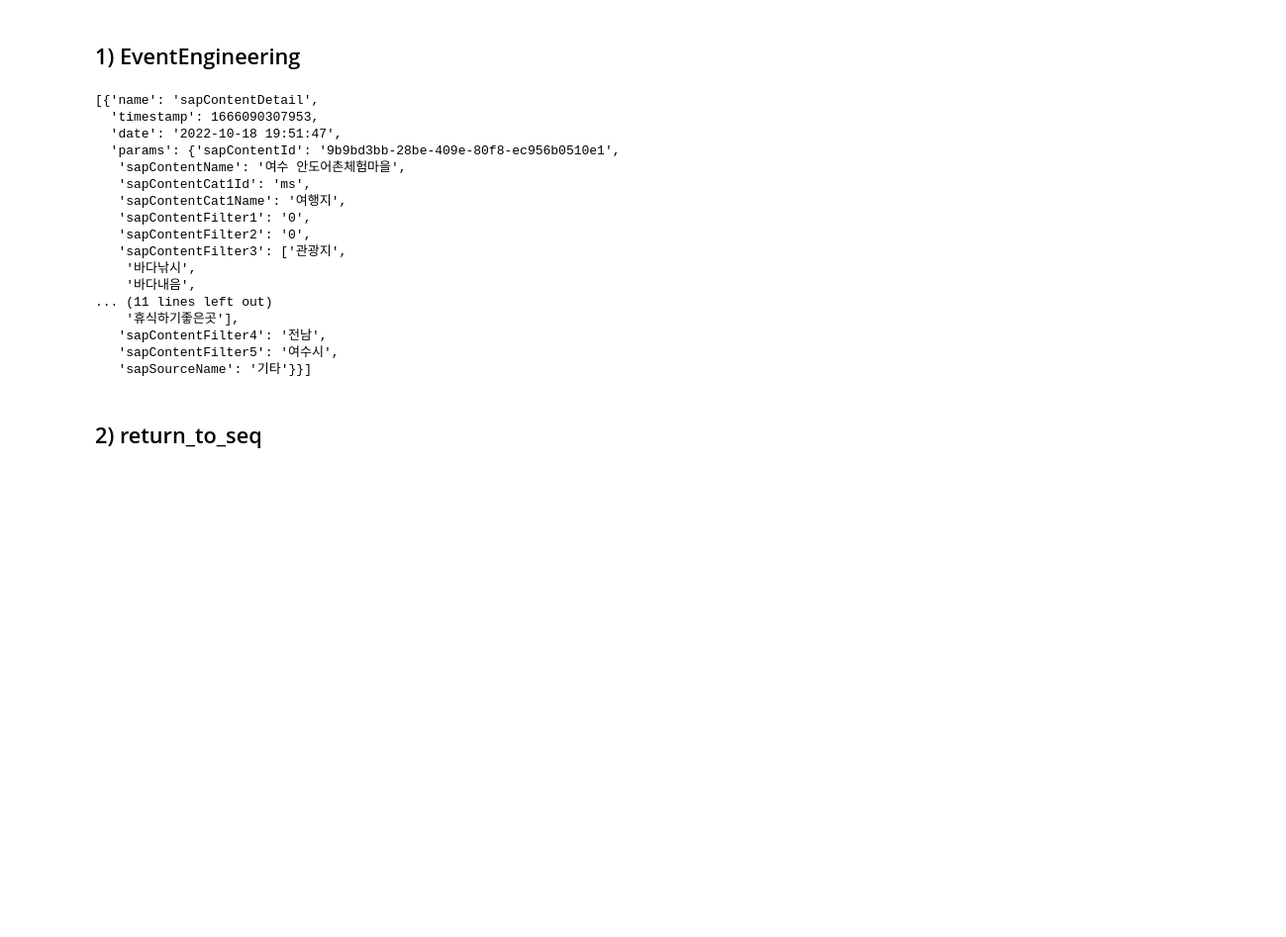
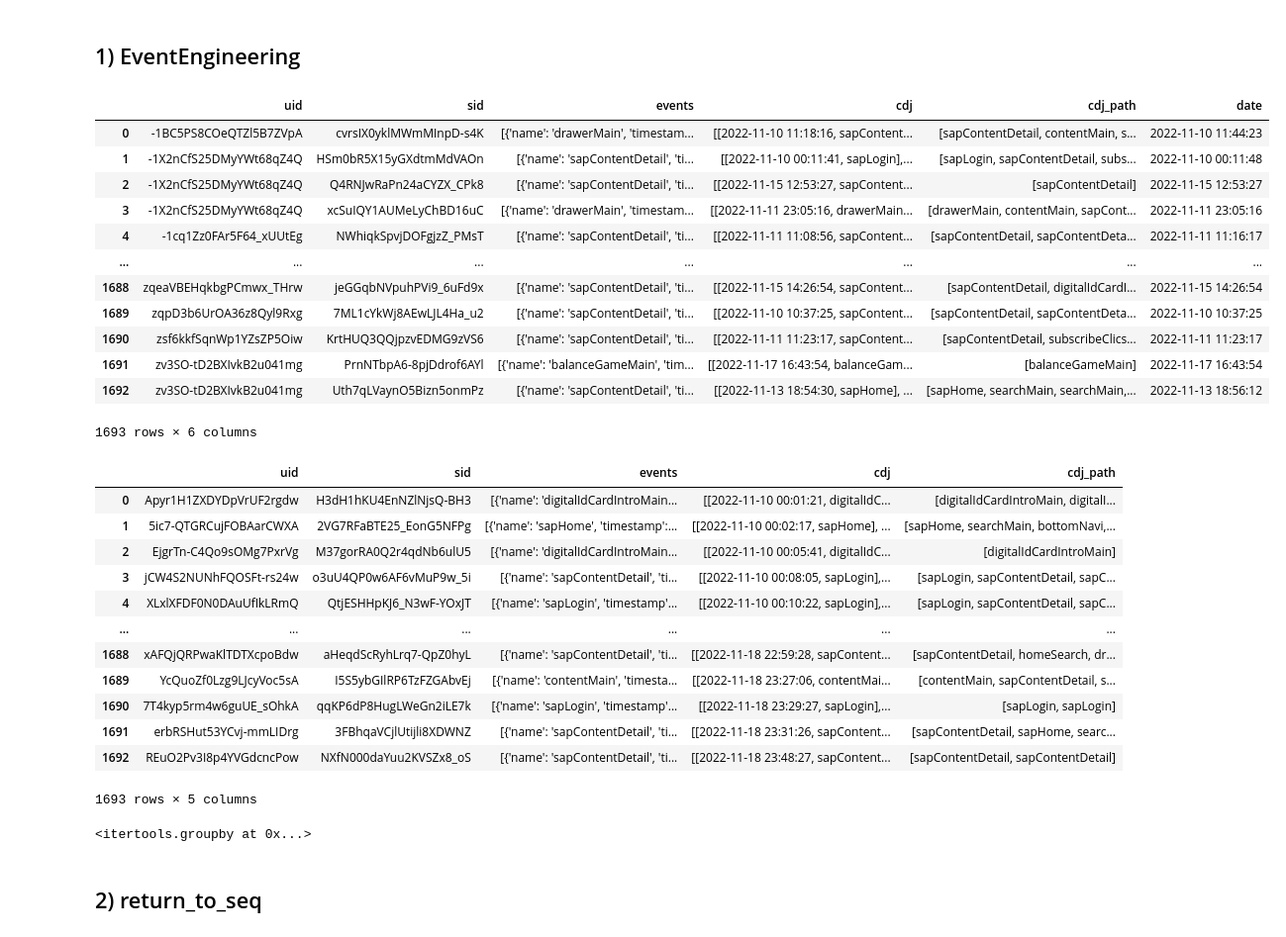
Before and after one commit to tand-datateam-th/kto_prj_git, a Jupyter notebook: cdj_final_v3.2_Validation.ipynb, the cells around one changed output. Shown: that part at 99% size. Drawn from its saved outputs; the diff is of its cells as text; code cells hidden in the pictures; blank space fills up the shorter version.

```diff
--- a/cdj_final_v3.2_Validation.ipynb
+++ b/cdj_final_v3.2_Validation.ipynb
@@ -65,3 +84,13 @@ for pkg in [kto_config, kto_prep, kto_util] :
+# %%
+#------------------------------------------------#
+# 1. log Data import
+#------------------------------------------------#
+# dates: 10월 한 달
+df_app_log = DataImport.read_files(
+    input_path = INPUT_PATH + DATA_TYPE + APP_KEY,
+    today = datetime.strptime('20221118', '%Y%m%d') + timedelta(days = 1),
+    dates = (datetime.strptime('20221118', '%Y%m%d') - datetime.strptime('20221110', '%Y%m%d')).days + 1,
+    platform_total = True, reduce_memory = True, verbose = False)
 # %%
 def check_event(li, event):
     """check whether purchase is in or not"""
@@ -128,23 +157,49 @@ def date_anomaly_detection(df,date_cols):
 # 3. CDJ main
 # %% [markdown]
 ## 1) EventEngineering
-# %%
-df_seq.iloc[0]['events']
-# %% [output]
-[{'name': 'sapContentDetail',
-  'timestamp': 1666090307953,
-  'date': '2022-10-18 19:51:47',
-  'params': {'sapContentId': '9b9bd3bb-28be-409e-80f8-ec956b0510e1',
-   'sapContentName': '여수 안도어촌체험마을',
-   'sapContentCat1Id': 'ms',
-   'sapContentCat1Name': '여행지',
-   'sapContentFilter1': '0',
-   'sapContentFilter2': '0',
-   'sapContentFilter3': ['관광지',
-    '바다낚시',
-    '바다내음',
-... (11 lines left out)
-    '휴식하기좋은곳'],
-   'sapContentFilter4': '전남',
-   'sapContentFilter5': '여수시',
-   'sapSourceName': '기타'}}]
+# %%
+df_seq = df_app_log[[KEY_ID_DEVICE, 'sid', 'events']]
+
+# 1) group by sid (using sum since some sid have multi line)
+df_seq = group_sid(df_seq)
+
+# 2) get cdj
+df_seq = get_cdj(df_seq)
+
+# target_id_df
+KPI_index = list(map(lambda x: EVENT_SUBSCRIBE in x, df_seq['cdj_path'])) # map(lambda x : [func], [함수에 넣을 list)] . --> output: ex) [True, False, False ..]
+df_KPI_ids = pd.DataFrame(df_seq.loc[KPI_index, KEY_ID_DEVICE].unique()).rename(columns = {0:KEY_ID_DEVICE})        ## KPI_index가 True인 애들의 유니크한 uid 추출 -> return to df
+df_target = pd.merge(df_seq, df_KPI_ids, on = KEY_ID_DEVICE, how = 'right')
+
+# after target_id_df
+df_target['date'] = df_target.events.apply(lambda x : x[0]['date'])     ## 각 행의 첫번째 events의 date으로 'date' column 대체
+df_target
+df_target_seq = df_target.sort_values('date').reset_index(drop = True).drop(columns = ['date'])     # 날짜순으로 오름차순 정렬
+df_target_seq
+# %% [output]
+|  | uid | sid | events | cdj | cdj_path | date |
+| 0 | -1BC5PS8COeQTZl5B7ZVpA | cvrsIX0yklMWmMInpD-s4K | [{'name': 'drawerMain', 'timestam... | [[2022-11-10 11:18:16, sapContent... | [sapContentDetail, contentMain, s... | 2022-11-10 11:44:23 |
+| 1 | -1X2nCfS25DMyYWt68qZ4Q | HSm0bR5X15yGXdtmMdVAOn | [{'name': 'sapContentDetail', 'ti... | [[2022-11-10 00:11:41, sapLogin],... | [sapLogin, sapContentDetail, subs... | 2022-11-10 00:11:48 |
+| 2 | -1X2nCfS25DMyYWt68qZ4Q | Q4RNJwRaPn24aCYZX_CPk8 | [{'name': 'sapContentDetail', 'ti... | [[2022-11-15 12:53:27, sapContent... | [sapContentDetail] | 2022-11-15 12:53:27 |
+| 3 | -1X2nCfS25DMyYWt68qZ4Q | xcSuIQY1AUMeLyChBD16uC | [{'name': 'drawerMain', 'timestam... | [[2022-11-11 23:05:16, drawerMain... | [drawerMain, contentMain, sapCont... | 2022-11-11 23:05:16 |
+| 4 | -1cq1Zz0FAr5F64_xUUtEg | NWhiqkSpvjDOFgjzZ_PMsT | [{'name': 'sapContentDetail', 'ti... | [[2022-11-11 11:08:56, sapContent... | [sapContentDetail, sapContentDeta... | 2022-11-11 11:16:17 |
+| ... | ... | ... | ... | ... | ... | ... |
+| 1688 | zqeaVBEHqkbgPCmwx_THrw | jeGGqbNVpuhPVi9_6uFd9x | [{'name': 'sapContentDetail', 'ti... | [[2022-11-15 14:26:54, sapContent... | [sapContentDetail, digitalIdCardI... | 2022-11-15 14:26:54 |
+| 1689 | zqpD3b6UrOA36z8Qyl9Rxg | 7ML1cYkWj8AEwLJL4Ha_u2 | [{'name': 'sapContentDetail', 'ti... | [[2022-11-10 10:37:25, sapContent... | [sapContentDetail, sapContentDeta... | 2022-11-10 10:37:25 |
+| 1690 | zsf6kkfSqnWp1YZsZP5Oiw | KrtHUQ3QQjpzvEDMG9zVS6 | [{'name': 'sapContentDetail', 'ti... | [[2022-11-11 11:23:17, sapContent... | [sapContentDetail, subscribeClics... | 2022-11-11 11:23:17 |
+| 1691 | zv3SO-tD2BXIvkB2u041mg | PrnNTbpA6-8pjDdrof6AYl | [{'name': 'balanceGameMain', 'tim... | [[2022-11-17 16:43:54, balanceGam... | [balanceGameMain] | 2022-11-17 16:43:54 |
+| 1692 | zv3SO-tD2BXIvkB2u041mg | Uth7qLVaynO5Bizn5onmPz | [{'name': 'sapContentDetail', 'ti... | [[2022-11-13 18:54:30, sapHome], ... | [sapHome, searchMain, searchMain,... | 2022-11-13 18:56:12 |
+1693 rows × 6 columns
+|  | uid | sid | events | cdj | cdj_path |
+| 0 | Apyr1H1ZXDYDpVrUF2rgdw | H3dH1hKU4EnNZlNjsQ-BH3 | [{'name': 'digitalIdCardIntroMain... | [[2022-11-10 00:01:21, digitalIdC... | [digitalIdCardIntroMain, digitalI... |
+| 1 | 5ic7-QTGRCujFOBAarCWXA | 2VG7RFaBTE25_EonG5NFPg | [{'name': 'sapHome', 'timestamp':... | [[2022-11-10 00:02:17, sapHome], ... | [sapHome, searchMain, bottomNavi,... |
+| 2 | EjgrTn-C4Qo9sOMg7PxrVg | M37gorRA0Q2r4qdNb6ulU5 | [{'name': 'digitalIdCardIntroMain... | [[2022-11-10 00:05:41, digitalIdC... | [digitalIdCardIntroMain] |
+| 3 | jCW4S2NUNhFQOSFt-rs24w | o3uU4QP0w6AF6vMuP9w_5i | [{'name': 'sapContentDetail', 'ti... | [[2022-11-10 00:08:05, sapLogin],... | [sapLogin, sapContentDetail, sapC... |
+| 4 | XLxlXFDF0N0DAuUfIkLRmQ | QtjESHHpKJ6_N3wF-YOxJT | [{'name': 'sapLogin', 'timestamp'... | [[2022-11-10 00:10:22, sapLogin],... | [sapLogin, sapContentDetail, sapC... |
+| ... | ... | ... | ... | ... | ... |
+| 1688 | xAFQjQRPwaKlTDTXcpoBdw | aHeqdScRyhLrq7-QpZ0hyL | [{'name': 'sapContentDetail', 'ti... | [[2022-11-18 22:59:28, sapContent... | [sapContentDetail, homeSearch, dr... |
+| 1689 | YcQuoZf0Lzg9LJcyVoc5sA | I5S5ybGIlRP6TzFZGAbvEj | [{'name': 'contentMain', 'timesta... | [[2022-11-18 23:27:06, contentMai... | [contentMain, sapContentDetail, s... |
+| 1690 | 7T4kyp5rm4w6guUE_sOhkA | qqKP6dP8HugLWeGn2iLE7k | [{'name': 'sapLogin', 'timestamp'... | [[2022-11-18 23:29:27, sapLogin],... | [sapLogin, sapLogin] |
+| 1691 | erbRSHut53YCvj-mmLIDrg | 3FBhqaVCjlUtijli8XDWNZ | [{'name': 'sapContentDetail', 'ti... | [[2022-11-18 23:31:26, sapContent... | [sapContentDetail, sapHome, searc... |
+| 1692 | REuO2Pv3I8p4YVGdcncPow | NXfN000daYuu2KVSZx8_oS | [{'name': 'sapContentDetail', 'ti... | [[2022-11-18 23:48:27, sapContent... | [sapContentDetail, sapContentDetail] |
+1693 rows × 5 columns
@@ -151,3 +254,7 @@ df_seq.iloc[0]['events']
+# %%
+groupby(df_seq_KPI['cdj_path'][1677])
+# %% [output]
+<itertools.groupby at 0x...>
 # %%
 def group_sid(df):
     """
```
Also changed, not shown: parts of 15 cells of this notebook, 3 other files.
